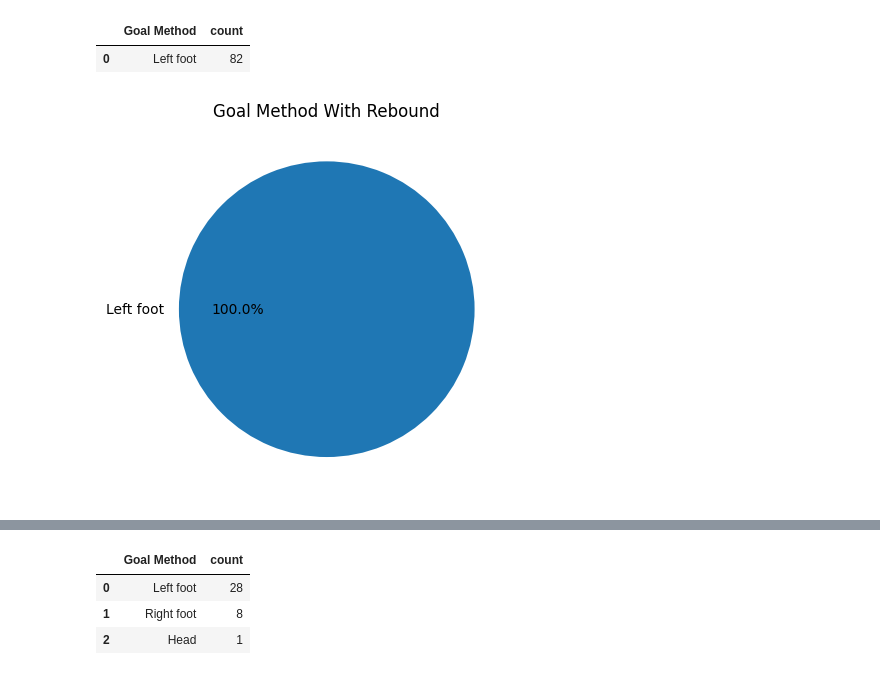
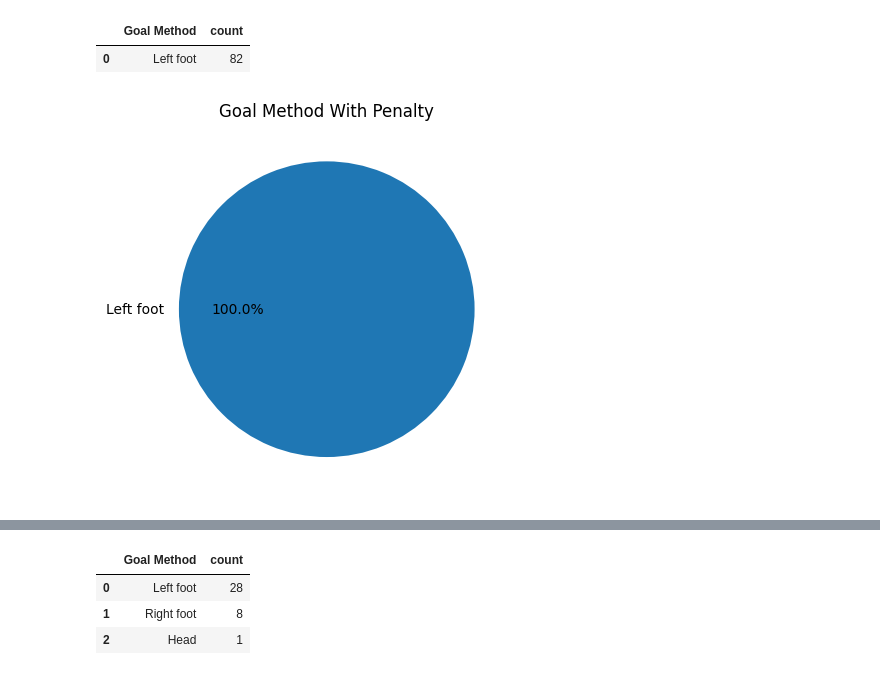
Before and after one commit to KhadijehValipour/MachineLearning3, a Jupyter notebook: messi.ipynb, the cells around one changed output, grey strips where cells are left out. Saved outputs shown, nothing was run; the diff lists cells and outputs as text; code cells hidden in the pictures.

```diff
--- a/messi.ipynb
+++ b/messi.ipynb
@@ -187,10 +188,10 @@ df_LF
 | 0 | Left foot | 82 |
 # %%
 plt.pie(df_LF['count'] , labels=df_LF['Goal Method'], autopct='%1.1f%%')
-plt.title("Goal Method With Rebound")
+plt.title("Goal Method With Penalty")
 plt.show()
 # %% [output]
-[figure, old version]
+[figure, new version]
 # %%
 Type_Rebound = data.loc[(data['Goal Type'] == 'Rebound')]
 
```
Also changed, not shown: parts of 2 cells of this notebook.
